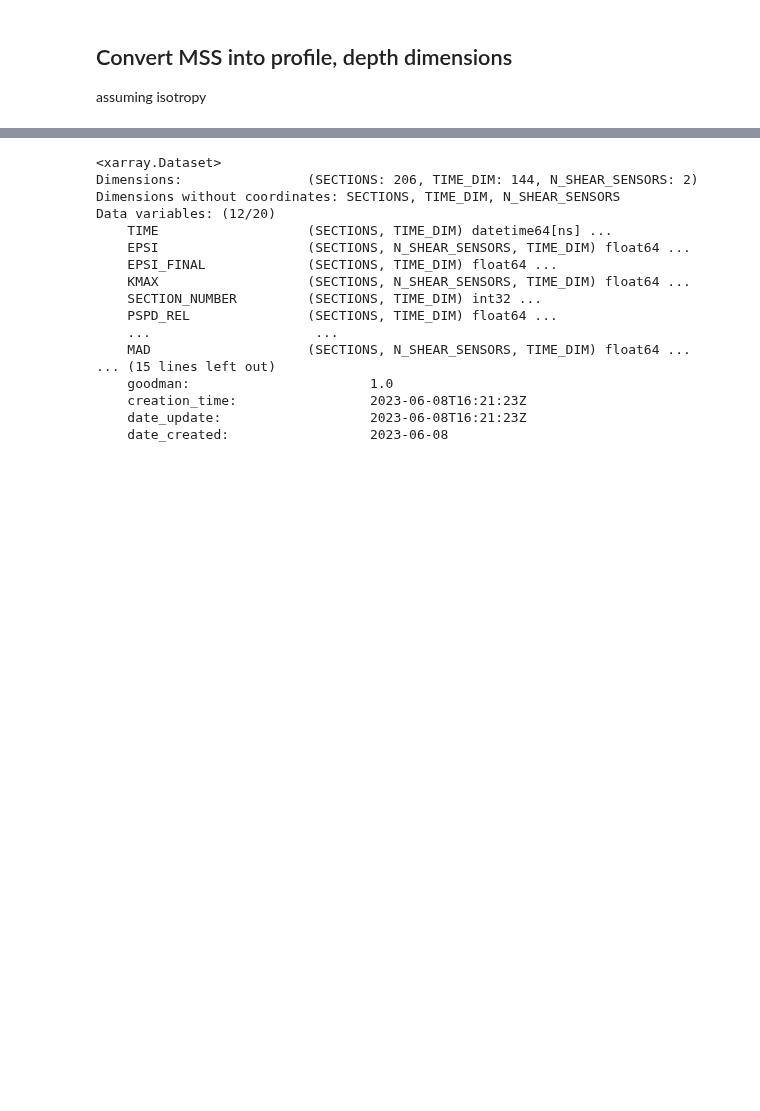
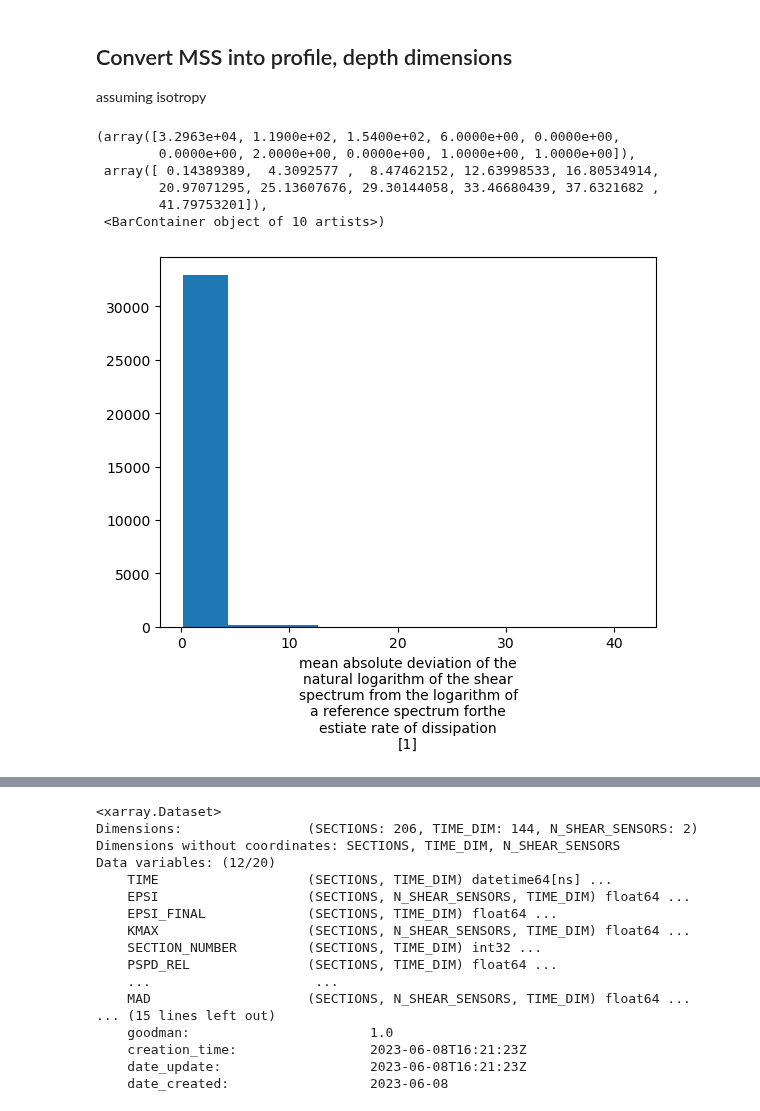
Before and after one commit to lisanneblok/ArcticTurbulence, a Jupyter notebook: notebooks/preprocessing/legacy_cruise.ipynb, the cells around one changed output, grey strips where cells are left out. Drawn from its saved outputs; the diff is of its cells as text; code cells hidden in the pictures; blank space fills up the shorter version.

```diff
--- a/notebooks/preprocessing/legacy_cruise.ipynb
+++ b/notebooks/preprocessing/legacy_cruise.ipynb
@@ -45,3 +77,13 @@ KB2018616_ds = xr.open_dataset(KB2018616_nc)
 ## Convert MSS into profile, depth dimensions
 
 assuming isotropy
+# %%
+GOS2020113_ds.MAD.plot()
+# %% [output]
+(array([3.2963e+04, 1.1900e+02, 1.5400e+02, 6.0000e+00, 0.0000e+00,
+        0.0000e+00, 2.0000e+00, 0.0000e+00, 1.0000e+00, 1.0000e+00]),
+ array([ 0.14389389,  4.3092577 ,  8.47462152, 12.63998533, 16.80534914,
+        20.97071295, 25.13607676, 29.30144058, 33.46680439, 37.6321682 ,
+        41.79753201]),
+ <BarContainer object of 10 artists>)
+[figure, added]
```
Also changed, not shown: parts of 16 cells of this notebook, 7 other files.
